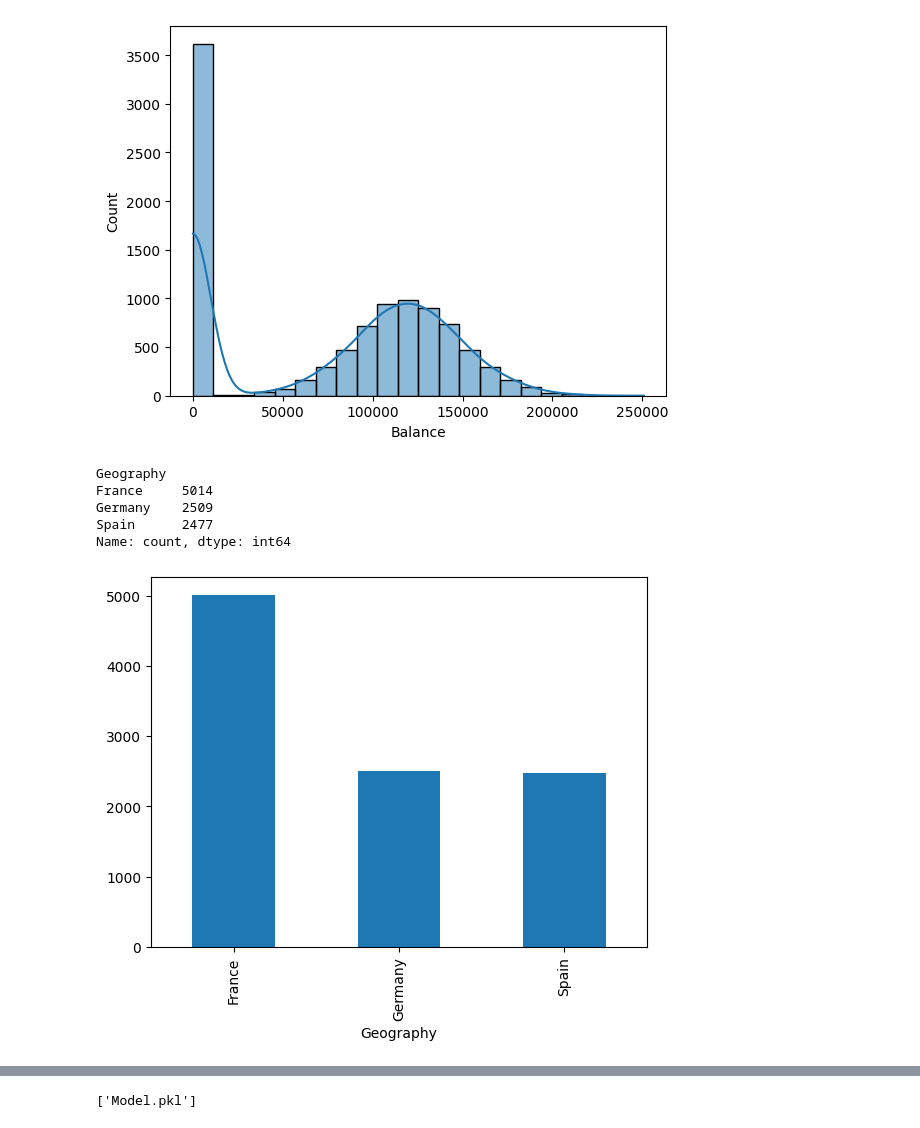
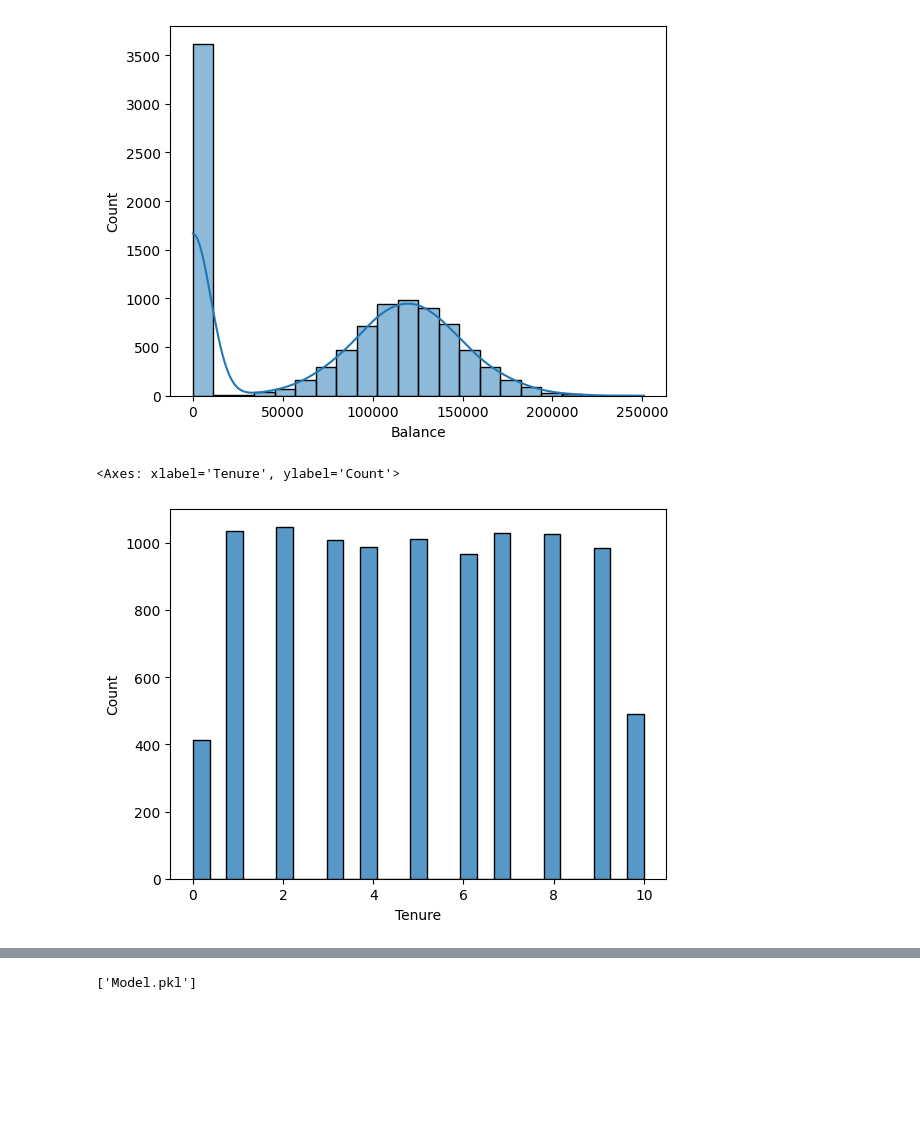
Before and after one commit to Shrey-2828/churn, a Jupyter notebook: churn.ipynb, the cells around one changed output, grey strips where cells are left out. Saved outputs shown, nothing was run; the diff lists cells and outputs as text; code cells hidden in the pictures; blank space fills up the shorter version.

```diff
--- a/churn2.ipynb
+++ b/churn.ipynb
@@ -54,15 +54,10 @@ sns.histplot(df['Balance'],kde=True)
 <Axes: xlabel='Balance', ylabel='Count'>
 [figure]
 # %%
-df['Geography'].value_counts().plot(kind='bar')
-df['Geography'].value_counts()
+sns.histplot(df['Tenure'])
 # %% [output]
-Geography
-France     5014
-Germany    2509
-Spain      2477
-Name: count, dtype: int64
+<Axes: xlabel='Tenure', ylabel='Count'>
-[figure, old version]
+[figure, new version]
 # %%
 x=df.drop('Exited',axis=1)
 y=df['Exited']
```
Also changed, not shown: parts of 5 cells of this notebook, 1 other file.
